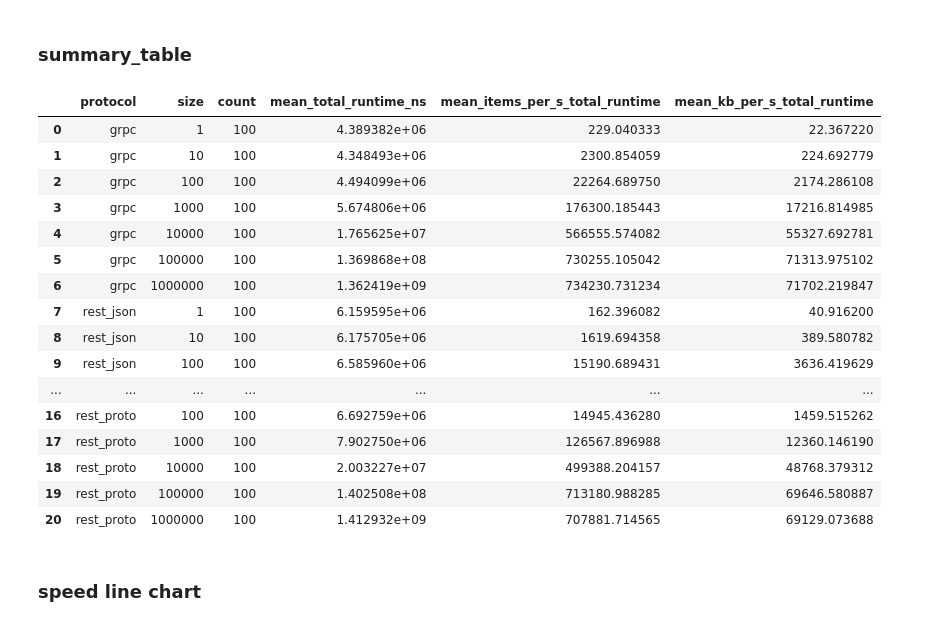
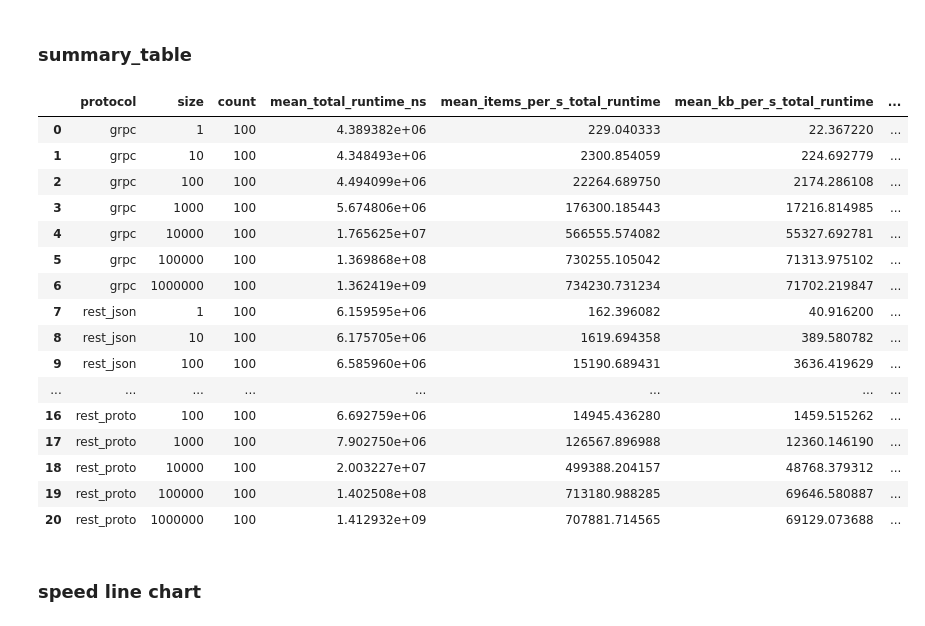
Before and after one commit to haochencoding/benchmark_grpc_proto_rest_json, a Jupyter notebook: data_analysis.ipynb, the cells around one changed output. Saved outputs shown, nothing was run; the diff lists cells and outputs as text; code cells hidden in the pictures.

Commit message:
Add server usage measurement

```diff
--- a/data_analysis.ipynb
+++ b/data_analysis.ipynb
@@ -449,31 +449,34 @@ boxplots_by_size(df_latency, protocols=['grpc', 'rest_proto', 'rest_json'], col=
 # %% [markdown]
 ### summary_table
 # %%
-summary = df_latency.groupby(['protocol', 'size']).agg(
+summary_df = df_latency.groupby(['protocol', 'size']).agg(
     count=('total_runtime_ns', 'count'),
     mean_total_runtime_ns=('total_runtime_ns', 'mean'),
     mean_items_per_s_total_runtime=('items_per_s_total_runtime', 'mean'),
     mean_kb_per_s_total_runtime=('kb_per_s_total_runtime', 'mean'),
+    mean_request_latency_ns=('request_latency_ns', 'mean'),
+    mean_server_processing_ns=('server_processing_ns', 'mean'),
+    mean_response_latency_ns=('response_latency_ns', 'mean')
 ).reset_index()
-summary
+summary_df
 # %% [output]
-|  | protocol | size | count | mean_total_runtime_ns | mean_items_per_s_total_runtime | mean_kb_per_s_total_runtime |
-| 0 | grpc | 1 | 100 | 4.389382e+06 | 229.040333 | 22.367220 |
-| 1 | grpc | 10 | 100 | 4.348493e+06 | 2300.854059 | 224.692779 |
-| 2 | grpc | 100 | 100 | 4.494099e+06 | 22264.689750 | 2174.286108 |
-| 3 | grpc | 1000 | 100 | 5.674806e+06 | 176300.185443 | 17216.814985 |
-| 4 | grpc | 10000 | 100 | 1.765625e+07 | 566555.574082 | 55327.692781 |
-| 5 | grpc | 100000 | 100 | 1.369868e+08 | 730255.105042 | 71313.975102 |
-| 6 | grpc | 1000000 | 100 | 1.362419e+09 | 734230.731234 | 71702.219847 |
-| 7 | rest_json | 1 | 100 | 6.159595e+06 | 162.396082 | 40.916200 |
-| 8 | rest_json | 10 | 100 | 6.175705e+06 | 1619.694358 | 389.580782 |
-| 9 | rest_json | 100 | 100 | 6.585960e+06 | 15190.689431 | 3636.419629 |
-| ... | ... | ... | ... | ... | ... | ... |
-| 16 | rest_proto | 100 | 100 | 6.692759e+06 | 14945.436280 | 1459.515262 |
-| 17 | rest_proto | 1000 | 100 | 7.902750e+06 | 126567.896988 | 12360.146190 |
-| 18 | rest_proto | 10000 | 100 | 2.003227e+07 | 499388.204157 | 48768.379312 |
-| 19 | rest_proto | 100000 | 100 | 1.402508e+08 | 713180.988285 | 69646.580887 |
-| 20 | rest_proto | 1000000 | 100 | 1.412932e+09 | 707881.714565 | 69129.073688 |
+|  | protocol | size | count | mean_total_runtime_ns | mean_items_per_s_total_runtime | mean_kb_per_s_total_runtime | ... |
+| 0 | grpc | 1 | 100 | 4.389382e+06 | 229.040333 | 22.367220 | ... |
+| 1 | grpc | 10 | 100 | 4.348493e+06 | 2300.854059 | 224.692779 | ... |
+| 2 | grpc | 100 | 100 | 4.494099e+06 | 22264.689750 | 2174.286108 | ... |
+| 3 | grpc | 1000 | 100 | 5.674806e+06 | 176300.185443 | 17216.814985 | ... |
+| 4 | grpc | 10000 | 100 | 1.765625e+07 | 566555.574082 | 55327.692781 | ... |
+| 5 | grpc | 100000 | 100 | 1.369868e+08 | 730255.105042 | 71313.975102 | ... |
+| 6 | grpc | 1000000 | 100 | 1.362419e+09 | 734230.731234 | 71702.219847 | ... |
+| 7 | rest_json | 1 | 100 | 6.159595e+06 | 162.396082 | 40.916200 | ... |
+| 8 | rest_json | 10 | 100 | 6.175705e+06 | 1619.694358 | 389.580782 | ... |
+| 9 | rest_json | 100 | 100 | 6.585960e+06 | 15190.689431 | 3636.419629 | ... |
+| ... | ... | ... | ... | ... | ... | ... | ... |
+| 16 | rest_proto | 100 | 100 | 6.692759e+06 | 14945.436280 | 1459.515262 | ... |
+| 17 | rest_proto | 1000 | 100 | 7.902750e+06 | 126567.896988 | 12360.146190 | ... |
+| 18 | rest_proto | 10000 | 100 | 2.003227e+07 | 499388.204157 | 48768.379312 | ... |
+| 19 | rest_proto | 100000 | 100 | 1.402508e+08 | 713180.988285 | 69646.580887 | ... |
+| 20 | rest_proto | 1000000 | 100 | 1.412932e+09 | 707881.714565 | 69129.073688 | ... |
 # %% [markdown]
 ### speed line chart
 # %%
```
Also changed, not shown: parts of 14 cells of this notebook.
